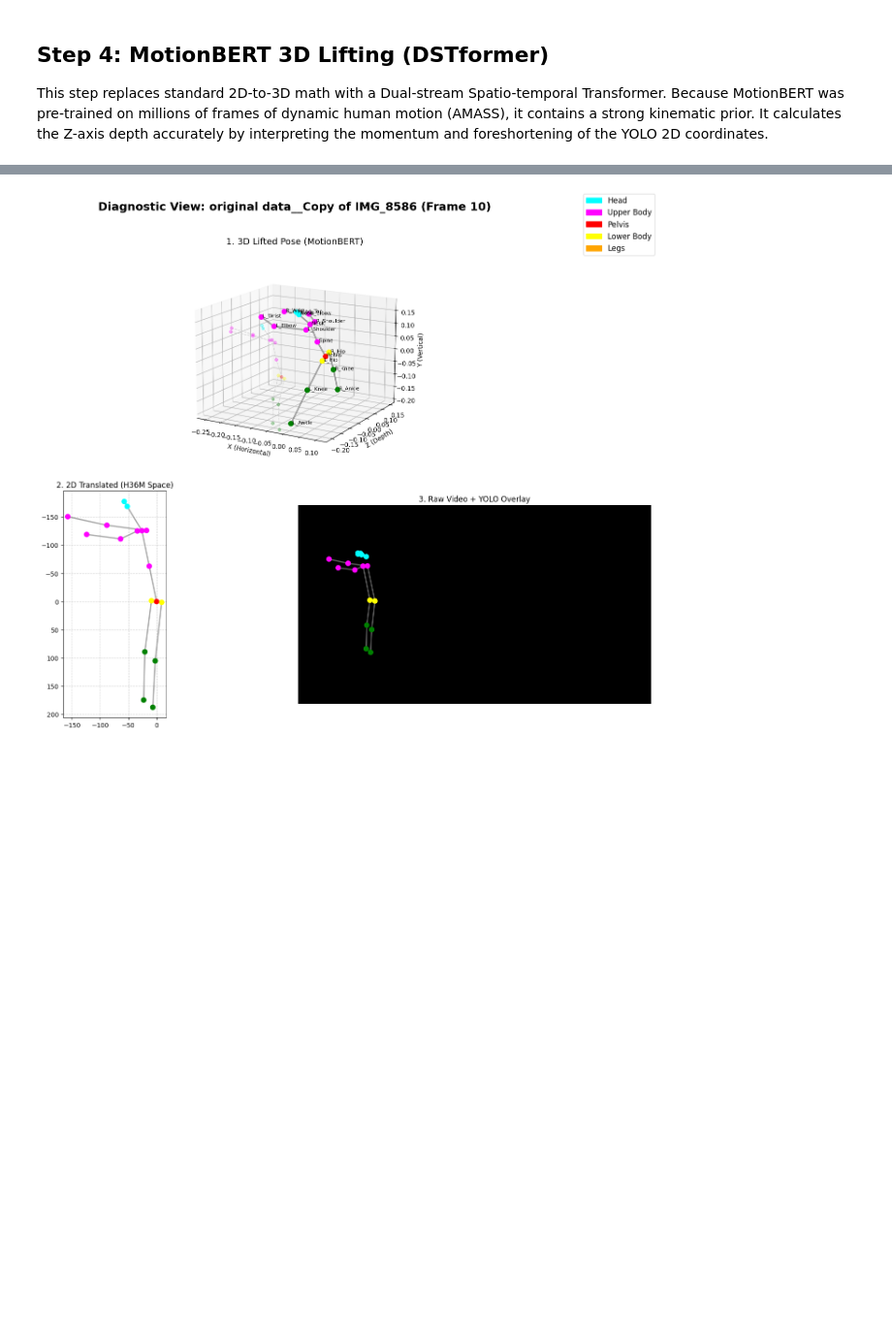
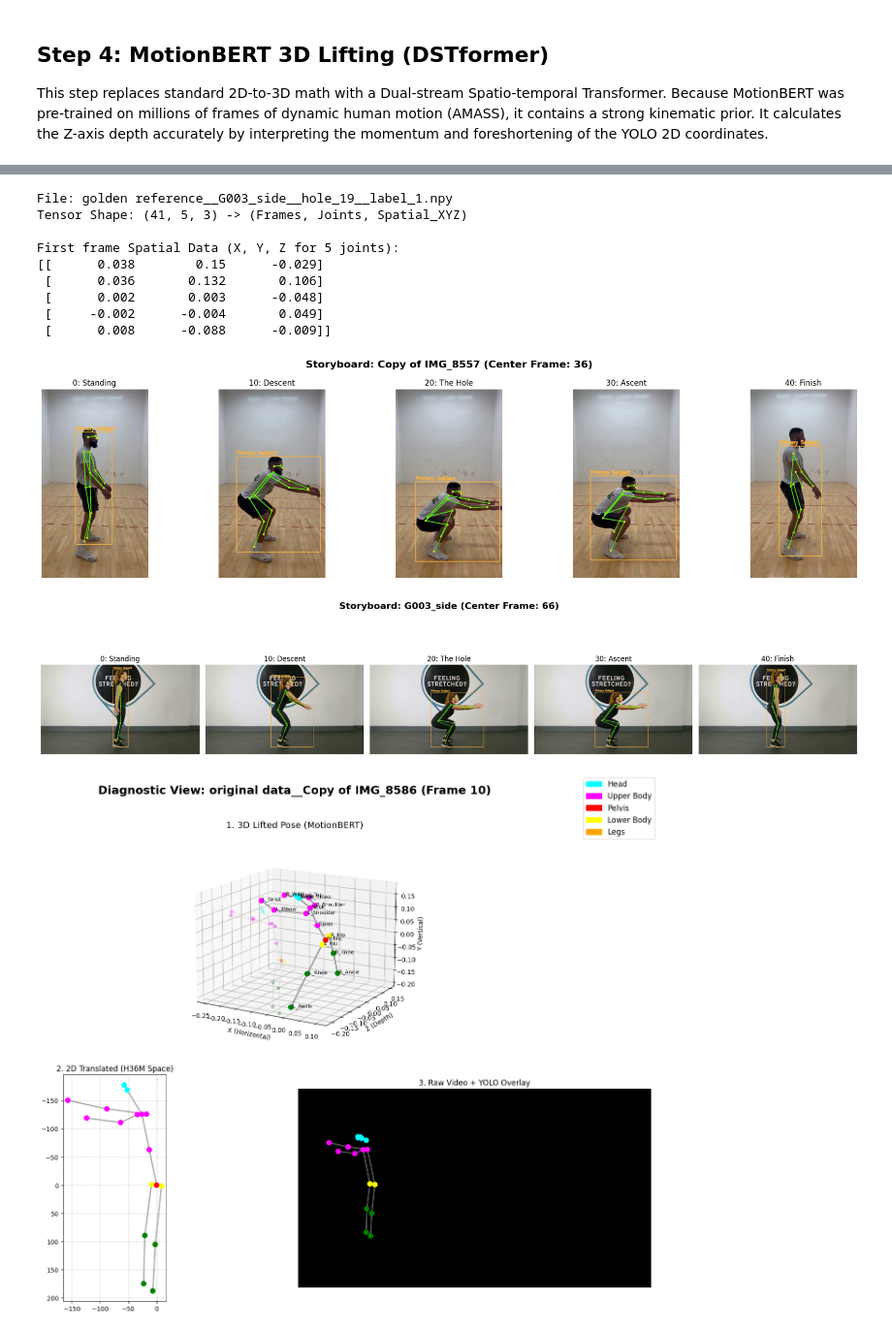
Before and after one commit to dganesh05/vision-based-workout-form-correction-system, a Jupyter notebook: pose_extraction_pipeline.ipynb, the cells around one changed output, grey strips where cells are left out. Shown at 97% size. Cells and saved outputs as stored; diff of their text form; code cells hidden in the pictures; blank space fills up the shorter version.

Commit message:
Changed tensor dimensions to coordinate system

```diff
--- a/pose_extraction_pipeline.ipynb
+++ b/pose_extraction_pipeline.ipynb
@@ -222,9 +191,11 @@ else:
 ## Step 3: Data Healing & Standardization (Pandas Imputation)
 Because YOLO is a 2D bounding box model, it occasionally misses body parts due to background camouflage or clothing (e.g., chopping off the head). This step reads the raw JSON, identifies missing joints using the confidence score, and uses Pandas time-series interpolation to heal the gaps before saving the data as a clean 3D Tensor `(Time, 17, 3)`.
 # %%
+# ==========================================
+# STEP 3: PANDAS IMPUTATION
+# ==========================================
+
 json_files = list(output_keypoint_dir.rglob("*.json"))
-
-# Filter to only process our targeted stems
 if 'target_stems' in globals() and target_stems:
     json_files = [p for p in json_files if p.stem.replace("_keypoints", "") in target_stems]
 
@@ -246,8 +217,7 @@ for j_path in json_files:
         people = frame.get("people", [])
         if people and people[0].get("person_id") == 0:
             for joint in people[0].get("keypoints", []):
-                j_id = int(joint.get("joint_id", -1))
-                conf = float(joint.get("confidence", 0.0))
+                j_id, conf = int(joint.get("joint_id", -1)), float(joint.get("confidence", 0.0))
                 if 0 <= j_id < num_joints and conf >= confidence_threshold:
                     sequence_array[t, j_id, 0] = joint.get("x", np.nan)
                     sequence_array[t, j_id, 1] = joint.get("y", np.nan)
@@ -257,14 +227,9 @@ for j_path in json_files:
     for j_id in range(num_joints):
         df = pd.DataFrame(sequence_array[:, j_id, :2], columns=['x', 'y'])
         df = df.interpolate(method='linear', limit_direction='both').bfill().ffill()
-        sequence_array[:, j_id, 0] = df['x'].values
-        sequence_array[:, j_id, 1] = df['y'].values
-        mask = np.isnan(sequence_array[:, j_id, 2])
-        sequence_array[mask, j_id, 2] = 0.5
+        sequence_array[:, j_id, 0], sequence_array[:, j_id, 1] = df['x'].values, df['y'].values
+        sequence_array[np.isnan(sequence_array[:, j_id, 2]), j_id, 2] = 0.5
 
-    sequence_array = np.nan_to_num(sequence_array, nan=0.0)
-    out_path = output_standardized_dir / f"{j_path.stem}.npy"
-    np.save(out_path, sequence_array)
-    print(f"Healed: {j_path.stem} -> Shape {sequence_array.shape}")
+    np.save(output_standardized_dir / f"{j_path.stem}.npy", np.nan_to_num(sequence_array, nan=0.0))
 # %% [output]
 Found 24 targeted JSON files. Healing data...
@@ -380,3 +690,43 @@ Visualizes a single frame of the processed pipeline. Compares the original 2D ou
+# %%
+# ==========================================
+# QA 2: STORYBOARD VISUALIZER
+# ==========================================
+base_reps = [f for f in output_final_npy_dir.glob("*__hole_*__label_*.npy") if "_aug_" not in f.name]
+if base_reps:
+    for npy_path in random.sample(base_reps, min(2, len(base_reps))):
+        parts = npy_path.stem.split("__")
+        video_path = output_video_dir / f"{parts[0]}__{parts[1].replace('_angles', '')}_annotated.mp4"
+        hole_idx = int(parts[2].split("_")[1])
+
+        if not video_path.exists(): continue
+
+        cap = cv2.VideoCapture(str(video_path))
+        extracted_images = []
+        for f_idx in [hole_idx - 20, hole_idx - 10, hole_idx, hole_idx + 10, hole_idx + 20]:
+            cap.set(cv2.CAP_PROP_POS_FRAMES, max(0, f_idx))
+            ret, frame = cap.read()
+            extracted_images.append(cv2.cvtColor(frame, cv2.COLOR_BGR2RGB) if ret else np.zeros((720, 1280, 3), dtype=np.uint8))
+        cap.release()
+
+        fig, axes = plt.subplots(1, 5, figsize=(20, 5))
+        fig.suptitle(f"Storyboard: {parts[1]} (Center Frame: {hole_idx})", fontsize=16, fontweight='bold')
+        for i, (ax, img, title) in enumerate(zip(axes, extracted_images, ["0: Standing", "10: Descent", "20: The Hole", "30: Ascent", "40: Finish"])):
+            ax.imshow(img); ax.set_title(title, fontsize=12); ax.axis('off')
+            if i == 2:
+                for spine in ax.spines.values(): spine.set_edgecolor('red'); spine.set_linewidth(5); spine.set_visible(True)
+        plt.tight_layout(); plt.show()
+# %% [output]
+File: golden reference__G003_side__hole_19__label_1.npy
+Tensor Shape: (41, 5, 3) -> (Frames, Joints, Spatial_XYZ)
+
+First frame Spatial Data (X, Y, Z for 5 joints):
+[[      0.038        0.15      -0.029]
+ [      0.036       0.132       0.106]
+ [      0.002       0.003      -0.048]
+ [     -0.002      -0.004       0.049]
+ [      0.008      -0.088      -0.009]]
+[figure, added]
+[figure, added]
 # %%
 # Use the first target stem as our diagnostic target
 DIAGNOSTIC_STEM = target_stems[10] if 'target_stems' in globals() and target_stems else "incorrect__anatomy"
```
Also changed, not shown: parts of 22 cells of this notebook.
